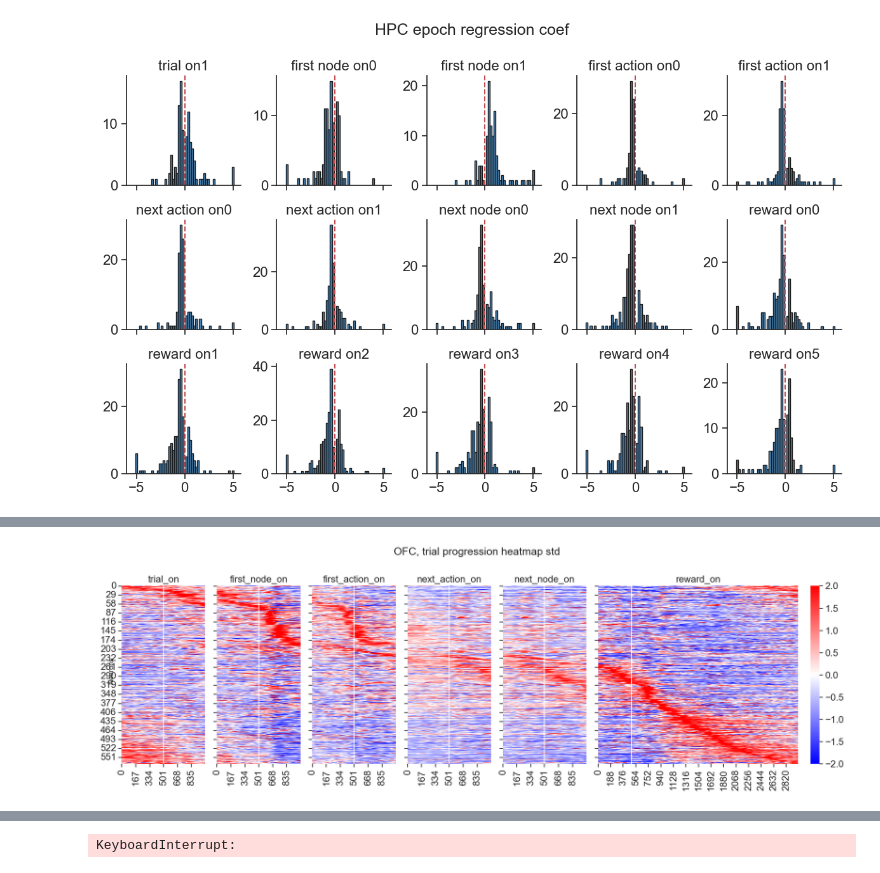
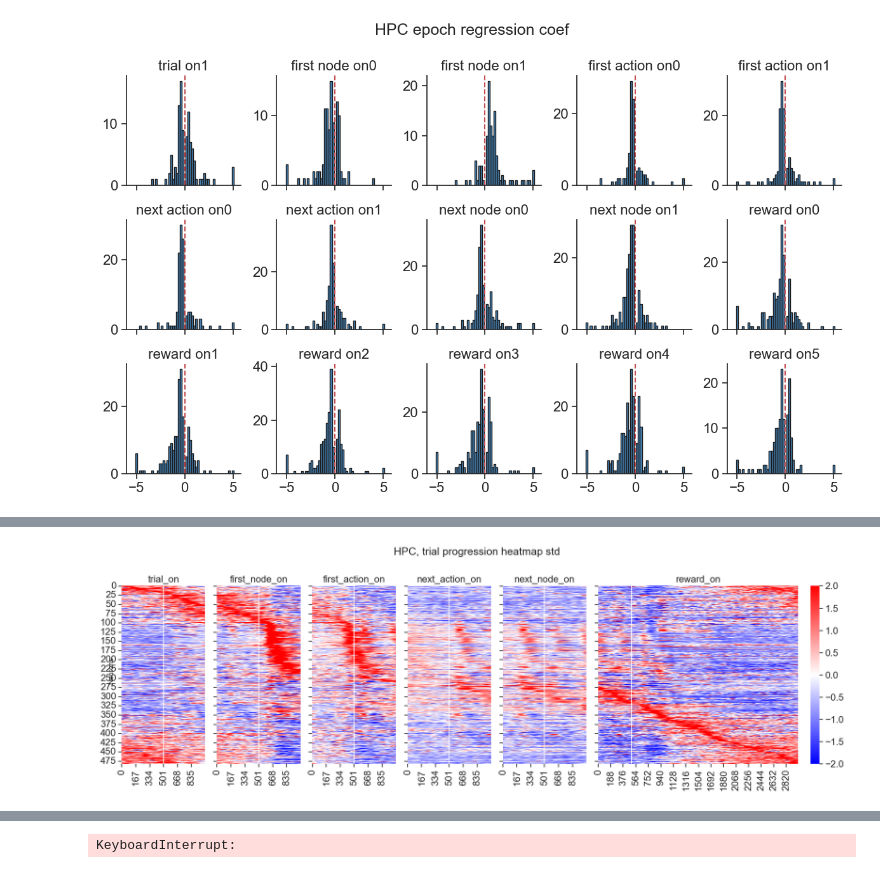
Before and after one commit to hliang-ucb/GridWorld, a Jupyter notebook: epoch_neuron.ipynb, the cells around one changed output, grey strips where cells are left out. Cells and saved outputs as stored; diff of their text form; code cells hidden in the pictures.

```diff
--- a/epoch_neuron.ipynb
+++ b/epoch_neuron.ipynb
@@ -124,7 +1091,7 @@ def get_aligned_sdf():
             win
         )
 
-    save_path = "D:/Epoch/OFC/nav_epoch_sdf_Session_%s.pkl" % date
+    save_path = "D:/Epoch/HPC/flash_epoch_sdf_Session_%s.pkl" % date
 
     # Save both objects together in a dictionary
     with open(save_path, "wb") as f:
@@ -469,21 +1505,3 @@ plt.suptitle(f"{region} epoch regression coef",y=0.95)
 plt.savefig(f"D:/Epoch/{region}/{region} epoch regression coef")
 # %% [output]
 [figure]
-# %%
-animal = 'Bart'
-region = 'HPC'
-query = 'trialerror<2'
-
-for date in ['032823','033123','032023','040423','040723']:
-
-    nwbfile = load_data.load_nwbfile(animal, date)
-    trial_df = nwbfile.intervals['trials'].to_dataframe().query(query)
-    node_df = nwbfile.intervals['node_on'].to_dataframe().query(query).query('step==0')
-
-    save_path = f"D:/Trial/HPC/trial_iti_Session_{date}.pkl"
-
-    # Save both objects together in a dictionary
-    with open(save_path, "rb") as f:
-        data = pickle.load(f)
-
-    epoch_permutation()
@@ -576,16 +1516,36 @@ for neuronID in teleporter.unitNumber.values.astype(int):
     ax.set_title(f'Unit {neuronID}')
     plt.savefig(f'D:/SingleNeuron/Session {date}, Unit {neuronID}, Teleporter')
 # %%
-# containers across all sessions
+# containers across all sessions, navigation trials
 query = 'trialerror<2'
 animal = 'Bart'
-region = 'OFC'
+region = 'HPC'
 
 all_concat_sdf_norm = []
 all_sort_idx = []
 
 
 unit_offset = 0  # tracks cumulative number of units across sessions
+
+
+epochs = {
+    "trial_on": trial_df.query('trialerror==@te').start_time.values.astype(np.int64),
+    "first_node_on": node_df.query('(trialerror==@te)&(step==0)').t_on.values.astype(np.int64),
+    "first_action_on": choice_df.query('(trialerror==@te)&(step==0)').t_on.values.astype(np.int64),
+    "next_action_on": choice_df.query('(trialerror==@te)&(step>0)').t_on.values.astype(np.int64),
+    "next_node_on": node_df.query('(trialerror==@te)&(step>0)').t_on.values.astype(np.int64),
+    "reward_on": reward_df.query('trialerror==@te').t_on.values.astype(np.int64),
+}
+
+epoch_windows = {
+    "trial_on":      (-500, 500),
+    "first_node_on": (-500, 500),
+    "first_action_on": (-500, 500),
+    "next_action_on": (-500, 500),
+    "next_node_on":  (-500, 500),
+    "reward_on":     (-500, 2500),
+}
+
 
 for date in ['031723','032823','033123','032023','040423','040723']:
 
@@ -601,31 +1561,31 @@ for date in ['031723','032823','033123','032023','040423','040723']:
 
     # load in spikes for the entire session
     unitNames = nwbfile.units.to_dataframe()
     unit_idx = np.where(
         (unitNames.region == region) &
         (unitNames.group == "good") &
         (unitNames.drift <= 2) &
         (unitNames.fr >= 1)
     )[0]
     unitNames = unitNames.iloc[unit_idx]
 
     # ---- session-level computation ----
     concat_sdf_norm, _ = get_concat_sdf()
 
     # ---- accumulate across sessions ----
     all_concat_sdf_norm.append(concat_sdf_norm)
 
 
 # ---- final concatenation ----
 all_concat_sdf_norm = np.hstack(all_concat_sdf_norm)
 
 window_size = 100
 n_windows = all_concat_sdf_norm.shape[0] // window_size
 
 # take full windows and compute mean along each window
 sdf_windowed = all_concat_sdf_norm[:n_windows*window_size].reshape(n_windows, window_size, -1).mean(axis=1)
 sort_idx = np.argsort(np.argmax(sdf_windowed,axis=0))
 
 plot_heatmap(all_concat_sdf_norm, sort_idx,region)
 # %% [output]
-[figure, old version]
+[figure, new version]
```
Also changed, not shown: parts of 63 cells of this notebook, 28 other files.
